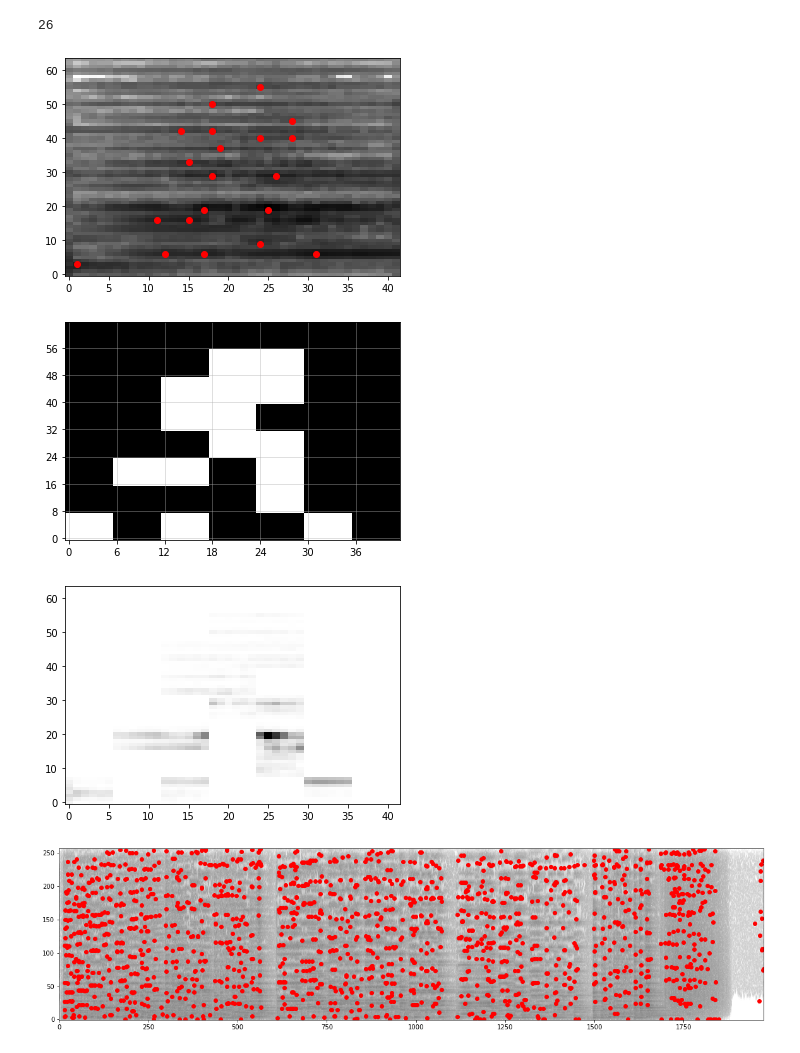
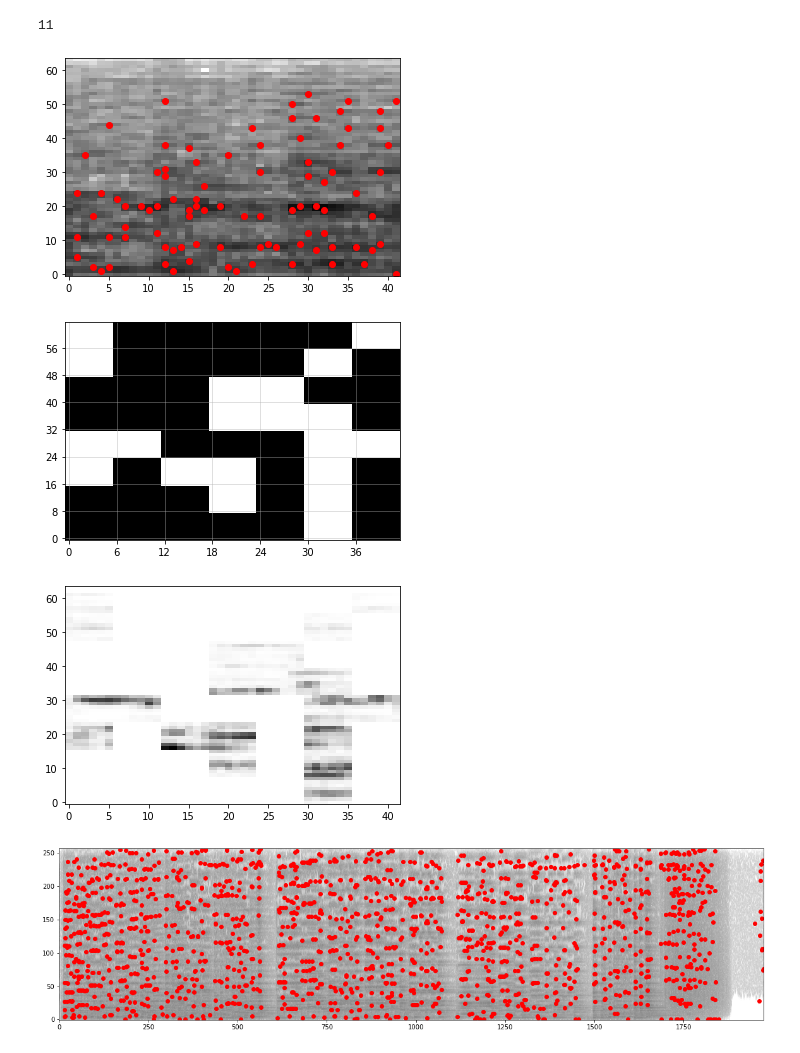
Before and after one commit to chymaera96/GraFP, a Jupyter notebook: demo.ipynb, the cells around one changed output. Cells and saved outputs as stored; diff of their text form; code cells hidden in the pictures.

```diff
--- a/demo.ipynb
+++ b/demo.ipynb
@@ -8,33 +10,33 @@ import torch
 # %%
 cfg = load_config('config/audfp.yaml')
 
 filename = librosa.example('brahms')
-analyzer = Analyzer(cfg=cfg, density=50.0)
+analyzer = Analyzer(cfg=cfg, density=500.0)
 d, sr = librosa.load(filename, sr=11025)
-# t = np.random.randint(0, len(d)/sr - 0.96 - 1)
-t = 26
+t = np.random.randint(0, len(d)/sr - 0.96 - 1)
+# t = 26
 print(t)
 d = d[sr*t : int(sr*(t+ 0.96))]
 # peaks, pklist = analyzer.wavfile2peaks(filename)
 mywin = np.hanning(512 + 2)[1:-1]
 S = np.abs(librosa.stft(y=d, n_fft=512,
                         hop_length=256,
                         window=mywin))
 # S = np.abs(librosa.stft(y=d, n_fft=512,
 #                         hop_length=256,
 #                         window='hanning'))
 sgram = librosa.feature.melspectrogram(S=S, n_mels=64)
 
 peaks, pklist = analyzer.find_peaks(sgram=sgram)
 
 # plt.figure(figsize=(20,5))
 plt.scatter(np.array(pklist)[:,0], np.array(pklist)[:,1], color='red',alpha=1.0, marker='o')
 S_dB = librosa.power_to_db(sgram, ref=np.max)
 plt.imshow(S_dB, cmap='gray_r', interpolation='nearest', aspect='auto', origin='lower', alpha=1)
 plt.show()
 # %% [output]
-26
+11
-[figure, old version]
+[figure, new version]
 # %%
 peaks_cut = peaks
 
@@ -53,8 +55,8 @@ plt.show()
 plt.imshow(sgram*mask, cmap='gray_r', interpolation='nearest', aspect='auto', origin='lower')
 plt.show()
 # %% [output]
-[figure, old version]
+[figure, new version]
-[figure, old version]
+[figure, new version]
 # %%
 cfg = load_config('config/audfp.yaml')
 
```
Also changed, not shown: parts of 7 cells of this notebook, 2 other files.
